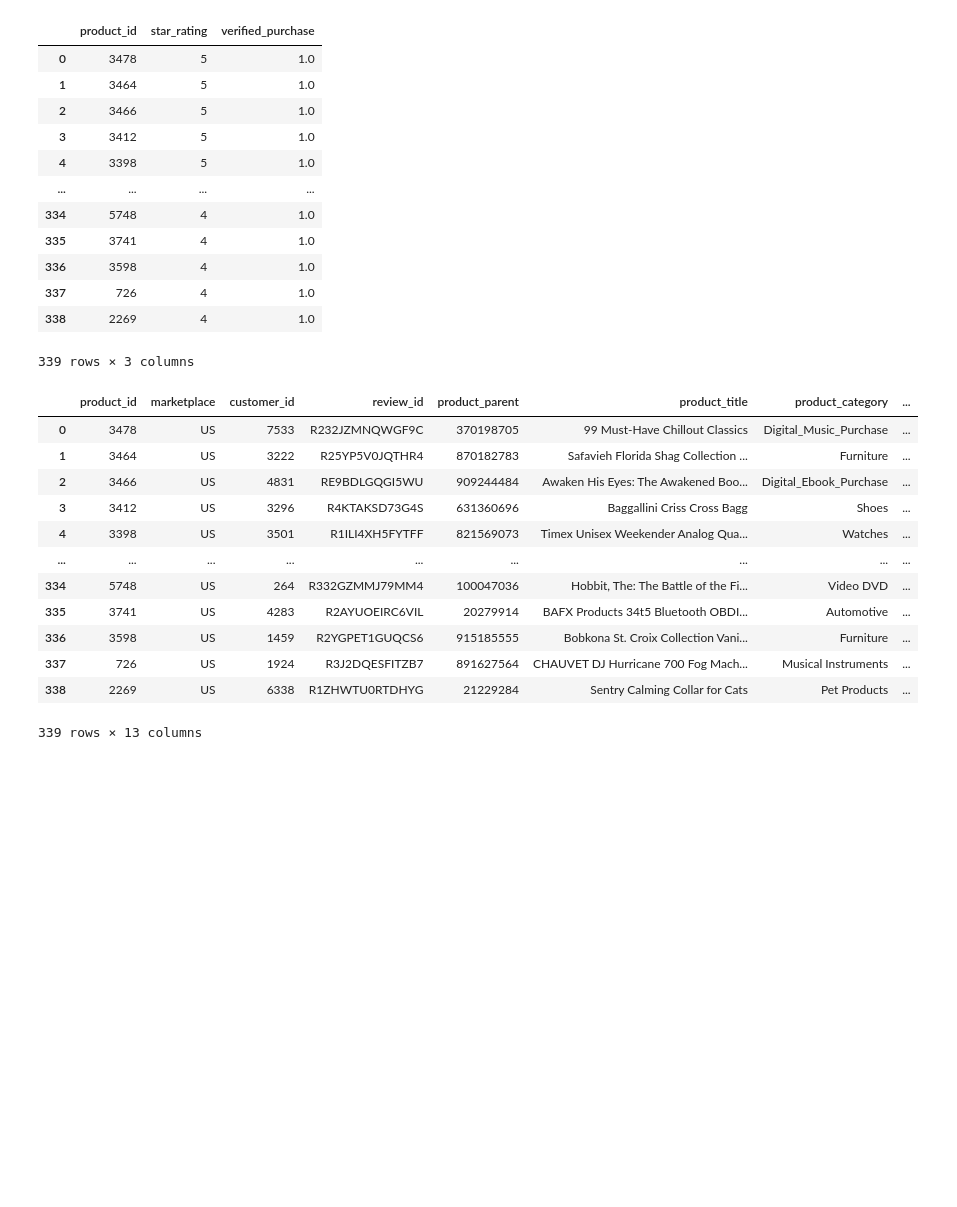
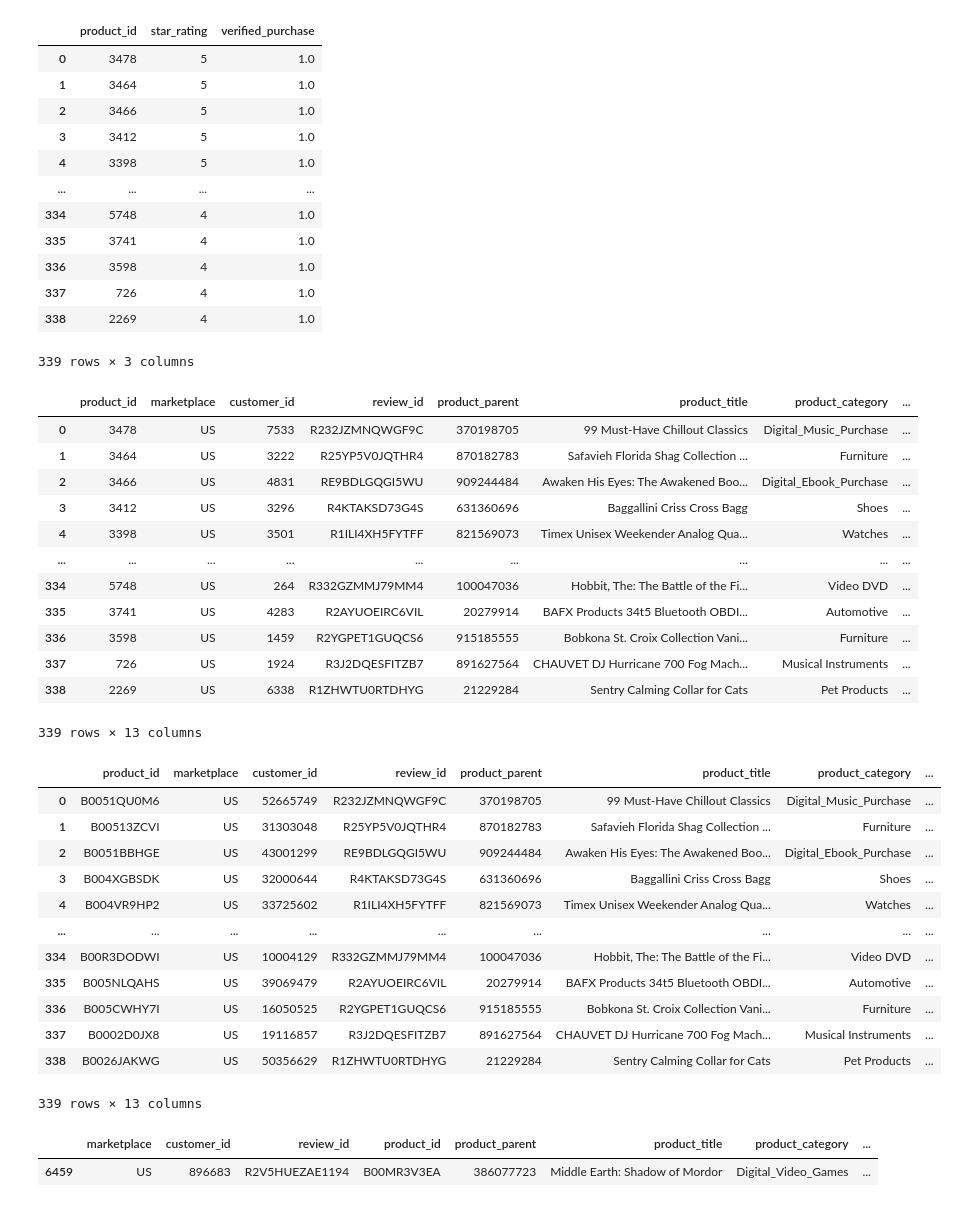
Before and after one commit to Ph1eu/Machine-Learning-And-Data-Mining-II, a Jupyter notebook: Recommendation_system_with_NCF_Model.ipynb, the cells around one changed output. Drawn from its saved outputs; the diff is of its cells as text; code cells hidden in the pictures; blank space fills up the shorter version.

Commit message:
Add mapping back to original id

```diff
--- a/Recommendation_system_with_NCF_Model.ipynb
+++ b/Recommendation_system_with_NCF_Model.ipynb
@@ -63,3 +69,10 @@ array([   30680,    69547,    85415, ..., 53095900, 53095958, 53096553])
+# %%
+#get df with original customer id and product id
+def get_original_df(df):
+  new_df = df.copy()
+  new_df['customer_id'] = new_df['customer_id'].apply(get_original_id, args=(customer_dict,))
+  new_df['product_id'] = new_df['product_id'].apply(get_original_id, args=(item_dict,))
+  return new_df
 # %%
 # Convert word character item IDs to numerical IDs
 item_dict = {}
@@ -381,7 +387,7 @@ def round_predictions(arr):
     result[result > 5] = 5
     return result
 
-def final_result(model_rating,model_vp, desired_user_id):
+def get_final_result(model_rating,model_vp, desired_user_id):
     # get predicted product id and rating
     product_ids_rating, predictions_rating = get_recommendations(model_rating, desired_user_id)
 
@@ -411,7 +417,8 @@ def final_result(model_rating,model_vp, desired_user_id):
     final_result = pd.merge(predicted_final_result["product_id"],undup_new_df, on=["product_id"])
     return final_result,predicted_final_result,results_vp_df,results_rating_df
 # %%
-final_result,predicted_final_result,results_vp_df,results_rating_df = final_result(model_rating,model_vp, 30)
+desired_user_id = 30
+final_result,predicted_final_result,results_vp_df,results_rating_df = get_final_result(model_rating,model_vp, 30)
 results_vp_df
 # %% [output]
 |  | product_id | verified_purchase |
@@ -475,3 +482,28 @@ final_result
 | 337 | 726 | US | 1924 | R3J2DQESFITZB7 | 891627564 | CHAUVET DJ Hurricane 700 Fog Mach... | Musical Instruments | ... |
 | 338 | 2269 | US | 6338 | R1ZHWTU0RTDHYG | 21229284 | Sentry Calming Collar for Cats | Pet Products | ... |
 339 rows × 13 columns
+# %%
+#df with original customer id and product id
+new_result = get_original_df(final_result)
+new_result
+# %% [output]
+|  | product_id | marketplace | customer_id | review_id | product_parent | product_title | product_category | ... |
+| 0 | B0051QU0M6 | US | 52665749 | R232JZMNQWGF9C | 370198705 | 99 Must-Have Chillout Classics | Digital_Music_Purchase | ... |
+| 1 | B00513ZCVI | US | 31303048 | R25YP5V0JQTHR4 | 870182783 | Safavieh Florida Shag Collection ... | Furniture | ... |
+| 2 | B0051BBHGE | US | 43001299 | RE9BDLGQGI5WU | 909244484 | Awaken His Eyes: The Awakened Boo... | Digital_Ebook_Purchase | ... |
+| 3 | B004XGBSDK | US | 32000644 | R4KTAKSD73G4S | 631360696 | Baggallini Criss Cross Bagg | Shoes | ... |
+| 4 | B004VR9HP2 | US | 33725602 | R1ILI4XH5FYTFF | 821569073 | Timex Unisex Weekender Analog Qua... | Watches | ... |
+| ... | ... | ... | ... | ... | ... | ... | ... | ... |
+| 334 | B00R3DODWI | US | 10004129 | R332GZMMJ79MM4 | 100047036 | Hobbit, The: The Battle of the Fi... | Video DVD | ... |
+| 335 | B005NLQAHS | US | 39069479 | R2AYUOEIRC6VIL | 20279914 | BAFX Products 34t5 Bluetooth OBDI... | Automotive | ... |
+| 336 | B005CWHY7I | US | 16050525 | R2YGPET1GUQCS6 | 915185555 | Bobkona St. Croix Collection Vani... | Furniture | ... |
+| 337 | B0002D0JX8 | US | 19116857 | R3J2DQESFITZB7 | 891627564 | CHAUVET DJ Hurricane 700 Fog Mach... | Musical Instruments | ... |
+| 338 | B0026JAKWG | US | 50356629 | R1ZHWTU0RTDHYG | 21229284 | Sentry Calming Collar for Cats | Pet Products | ... |
+339 rows × 13 columns
+# %%
+#df for the predicted user id
+desired_user_df = df[df['customer_id'] == get_original_id(desired_user_id, customer_dict)]
+desired_user_df
+# %% [output]
+|  | marketplace | customer_id | review_id | product_id | product_parent | product_title | product_category | ... |
+| 6459 | US | 896683 | R2V5HUEZAE1194 | B00MR3V3EA | 386077723 | Middle Earth: Shadow of Mordor | Digital_Video_Games | ... |
```
Also changed, not shown: parts of 8 cells of this notebook.
